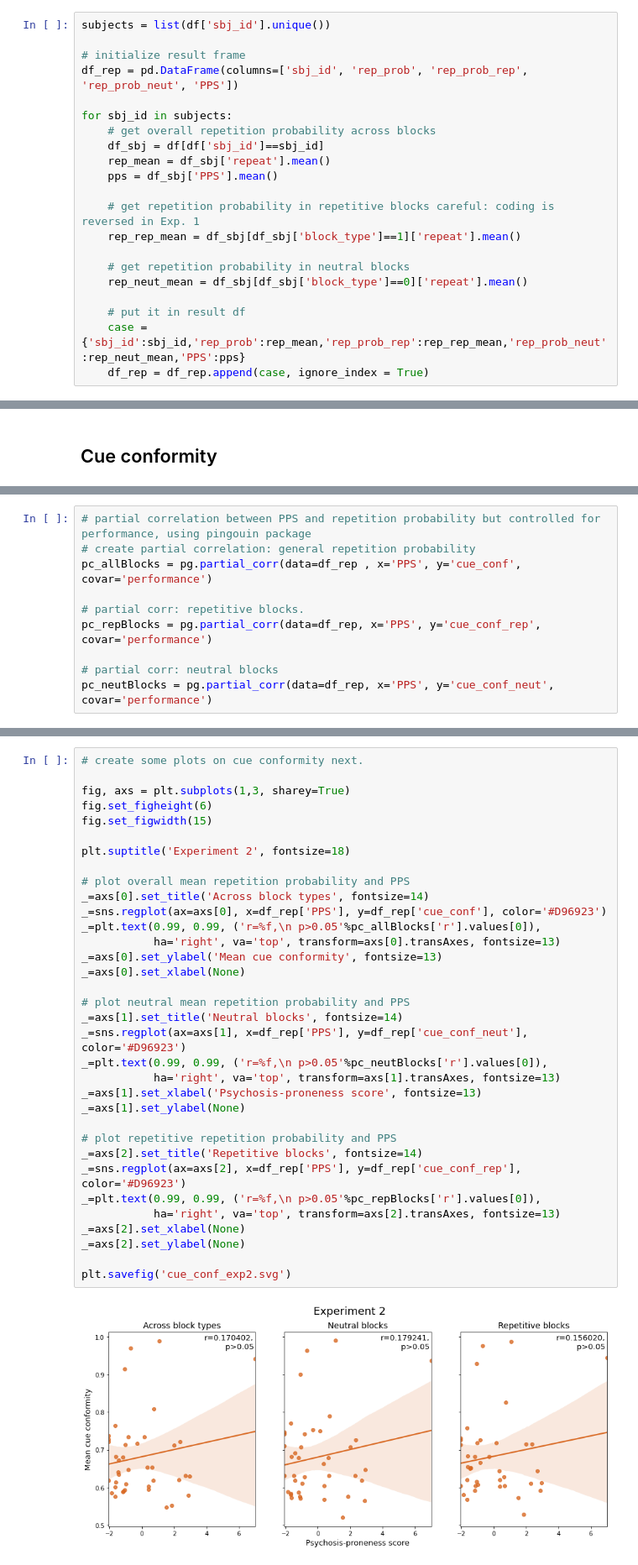
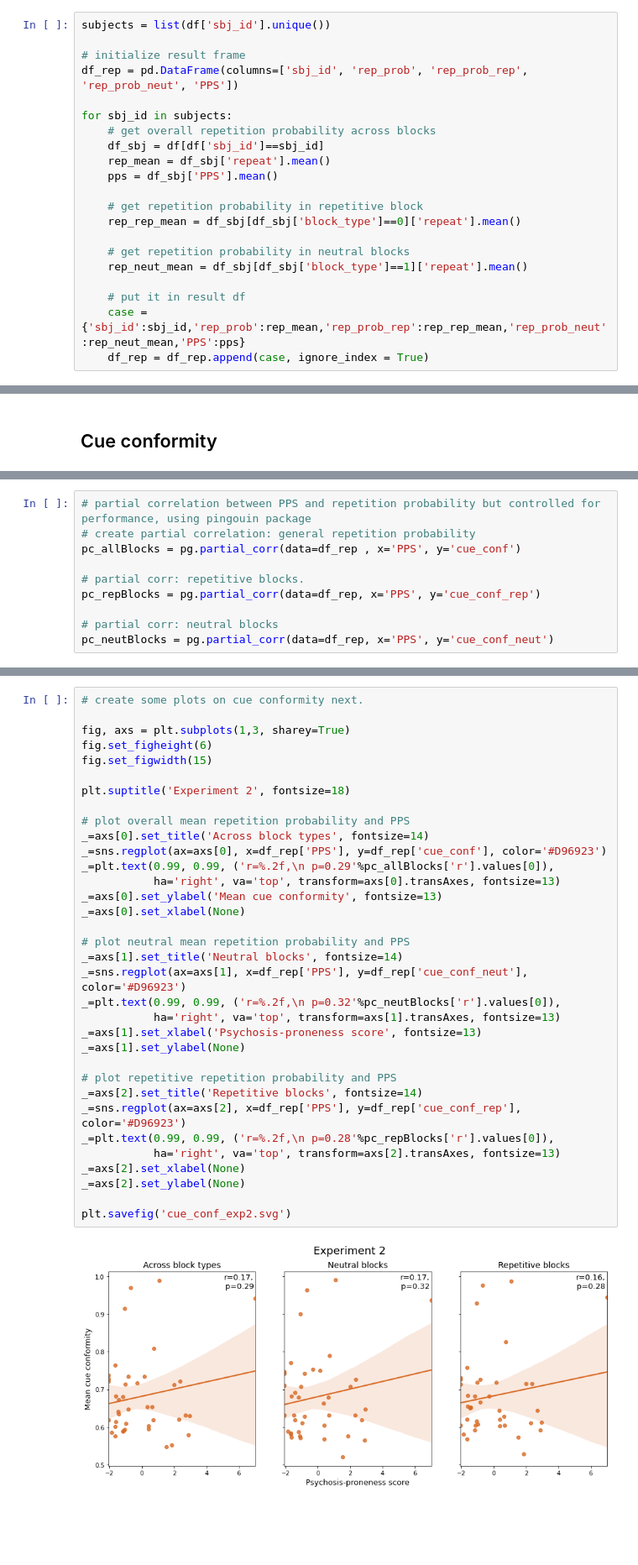
Before and after one commit to EvaRobles95/PythonCourse, a Jupyter notebook: Exp2_visual/pmf_repProb/rep_prob_visual.ipynb, the cells around one changed output, grey strips where cells are left out. Shown at 84% size. Cells and saved outputs as stored; diff of their text form; blank space fills up the shorter version.

```diff
--- a/Exp2_visual/pmf_repProb/rep_prob_visual.ipynb
+++ b/Exp2_visual/pmf_repProb/rep_prob_visual.ipynb
@@ -59,11 +62,11 @@ for sbj_id in subjects:
     rep_mean = df_sbj['repeat'].mean()
     pps = df_sbj['PPS'].mean()
 
-    # get repetition probability in repetitive blocks careful: coding is reversed in Exp. 1
-    rep_rep_mean = df_sbj[df_sbj['block_type']==1]['repeat'].mean()
+    # get repetition probability in repetitive block
+    rep_rep_mean = df_sbj[df_sbj['block_type']==0]['repeat'].mean()
 
     # get repetition probability in neutral blocks
-    rep_neut_mean = df_sbj[df_sbj['block_type']==0]['repeat'].mean()
+    rep_neut_mean = df_sbj[df_sbj['block_type']==1]['repeat'].mean()
 
     # put it in result df
     case = {'sbj_id':sbj_id,'rep_prob':rep_mean,'rep_prob_rep':rep_rep_mean,'rep_prob_neut':rep_neut_mean,'PPS':pps}
@@ -270,13 +266,13 @@ corr_pps_cue = corr_pps_cue[0][1]
 # %%
 # partial correlation between PPS and repetition probability but controlled for performance, using pingouin package
 # create partial correlation: general repetition probability
-pc_allBlocks = pg.partial_corr(data=df_rep , x='PPS', y='cue_conf', covar='performance')
+pc_allBlocks = pg.partial_corr(data=df_rep , x='PPS', y='cue_conf')
 
 # partial corr: repetitive blocks.
-pc_repBlocks = pg.partial_corr(data=df_rep, x='PPS', y='cue_conf_rep', covar='performance')
+pc_repBlocks = pg.partial_corr(data=df_rep, x='PPS', y='cue_conf_rep')
 
 # partial corr: neutral blocks
-pc_neutBlocks = pg.partial_corr(data=df_rep, x='PPS', y='cue_conf_neut', covar='performance')
+pc_neutBlocks = pg.partial_corr(data=df_rep, x='PPS', y='cue_conf_neut')
 # %%
 print('Partial correlation between PPS and conformity with cue, controlled for performance.')
 print('Across block types: ')
@@ -301,34 +297,34 @@ Only neutral blocks:
 
 fig, axs = plt.subplots(1,3, sharey=True)
 fig.set_figheight(6)
 fig.set_figwidth(15)
 
 plt.suptitle('Experiment 2', fontsize=18)
 
 # plot overall mean repetition probability and PPS
 _=axs[0].set_title('Across block types', fontsize=14)
 _=sns.regplot(ax=axs[0], x=df_rep['PPS'], y=df_rep['cue_conf'], color='#D96923')
-_=plt.text(0.99, 0.99, ('r=%f,\n p>0.05'%pc_allBlocks['r'].values[0]),
+_=plt.text(0.99, 0.99, ('r=%.2f,\n p=0.29'%pc_allBlocks['r'].values[0]),
            ha='right', va='top', transform=axs[0].transAxes, fontsize=13)
 _=axs[0].set_ylabel('Mean cue conformity', fontsize=13)
 _=axs[0].set_xlabel(None)
 
 # plot neutral mean repetition probability and PPS
 _=axs[1].set_title('Neutral blocks', fontsize=14)
 _=sns.regplot(ax=axs[1], x=df_rep['PPS'], y=df_rep['cue_conf_neut'], color='#D96923')
-_=plt.text(0.99, 0.99, ('r=%f,\n p>0.05'%pc_neutBlocks['r'].values[0]),
+_=plt.text(0.99, 0.99, ('r=%.2f,\n p=0.32'%pc_neutBlocks['r'].values[0]),
            ha='right', va='top', transform=axs[1].transAxes, fontsize=13)
 _=axs[1].set_xlabel('Psychosis-proneness score', fontsize=13)
 _=axs[1].set_ylabel(None)
 
 # plot repetitive repetition probability and PPS
 _=axs[2].set_title('Repetitive blocks', fontsize=14)
 _=sns.regplot(ax=axs[2], x=df_rep['PPS'], y=df_rep['cue_conf_rep'], color='#D96923')
-_=plt.text(0.99, 0.99, ('r=%f,\n p>0.05'%pc_repBlocks['r'].values[0]),
+_=plt.text(0.99, 0.99, ('r=%.2f,\n p=0.28'%pc_repBlocks['r'].values[0]),
            ha='right', va='top', transform=axs[2].transAxes, fontsize=13)
 _=axs[2].set_xlabel(None)
 _=axs[2].set_ylabel(None)
 
 plt.savefig('cue_conf_exp2.svg')
 # %% [output]
-[figure, old version]
+[figure, new version]
```
Also changed, not shown: parts of 9 cells of this notebook.
